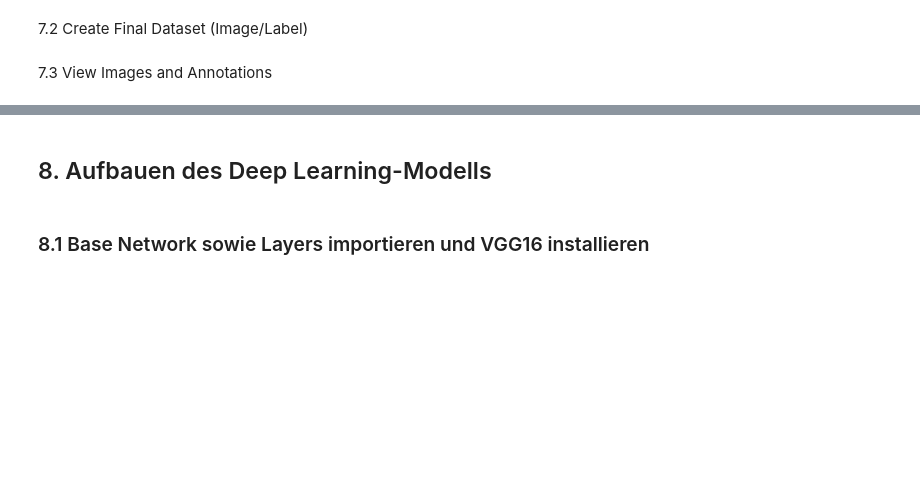
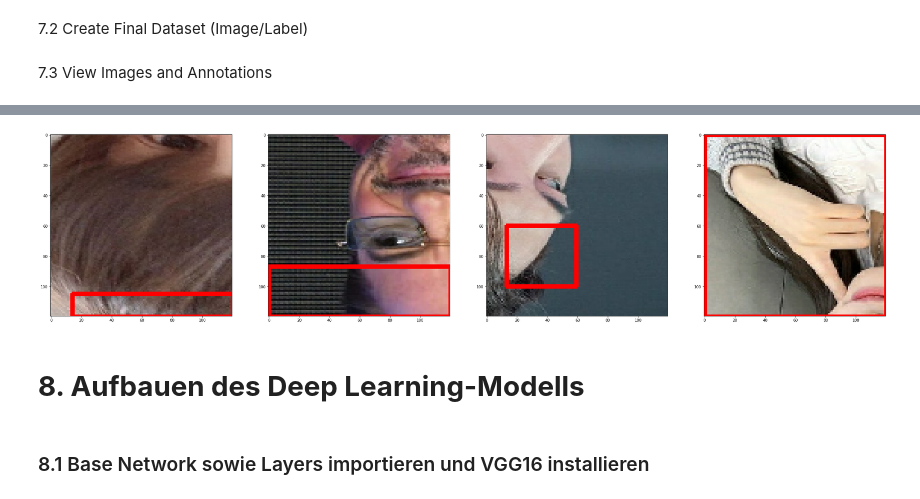
Before and after one commit to GTS-Team-13/BilderkennungAI, a Jupyter notebook: MainProject.ipynb, the cells around one changed output, grey strips where cells are left out. Saved outputs shown, nothing was run; the diff lists cells and outputs as text; code cells hidden in the pictures; blank space fills up the shorter version.

Commit message:
Task: Fixing coordinate error as well as making folder generating automatic

```diff
--- a/MainProject.ipynb
+++ b/MainProject.ipynb
@@ -219,6 +217,7 @@ plt.imshow(augmented['image'])
 for partition in ['train','test','val']:
     for image in os.listdir(os.path.join('data', partition, 'images')):
         img = cv2.imread(os.path.join('data', partition, 'images', image))
+        size = img.shape
 
         coords = [0,0,0.00001,0.00001]
         label_path = os.path.join('data', partition, 'labels', f'{image.split(".")[0]}.json')
@@ -230,7 +229,7 @@ for partition in ['train','test','val']:
             coords[1] = label['shapes'][0]['points'][0][1]
             coords[2] = label['shapes'][0]['points'][1][0]
             coords[3] = label['shapes'][0]['points'][1][1]
-            coords = list(np.divide(coords, [640,480,640,480]))
+            coords = list(np.divide(coords,[size[1],size[0],size[1],size[0]]))
 
         try:
             for x in range(60):
@@ -324,7 +325,7 @@ data_samples = train.as_numpy_iterator()
 # %%
 res = data_samples.next()
 # %%
-fig, ax = plt.subplots(ncols=4, figsize=(20, 20))
+fig, ax = plt.subplots(ncols=4, figsize=(40, 40))
 for idx in range(4):
     sample_image = res[0][idx]
     sample_coords = res[1][1][idx]
@@ -335,3 +336,4 @@ for idx in range(4):
                   (255,0,0), 2)
 
     ax[idx].imshow(sample_image)
+# %% [output]
@@ -338,5 +344,6 @@ for idx in range(4):
+[figure, added]
 # %% [markdown]
-## 8. Aufbauen des Deep Learning-Modells
+# **8. Aufbauen des Deep Learning-Modells**
 # %% [markdown]
 ### 8.1 Base Network sowie Layers importieren und VGG16 installieren
 # %%
```
Also changed, not shown: parts of 14 cells of this notebook.
